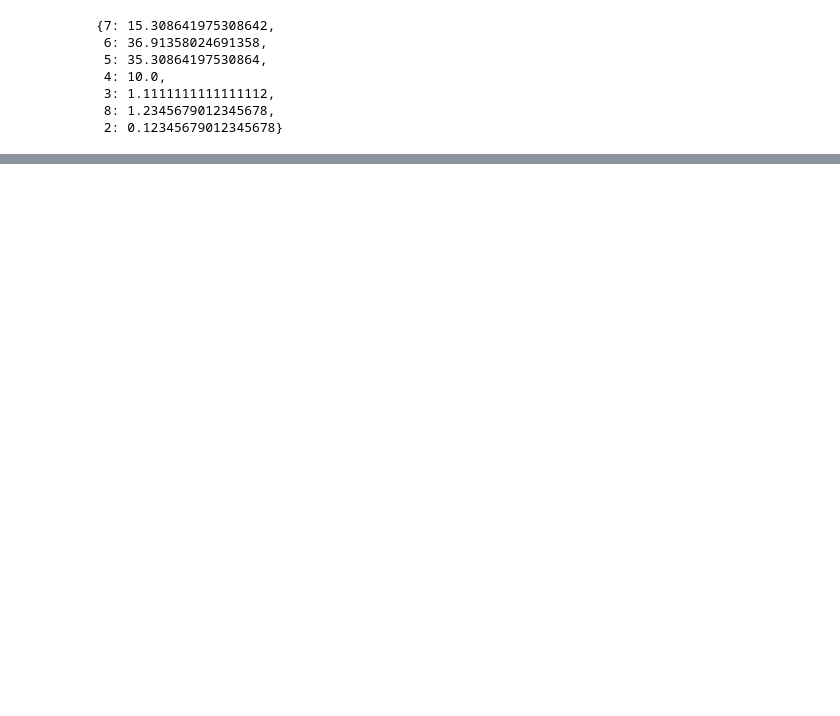
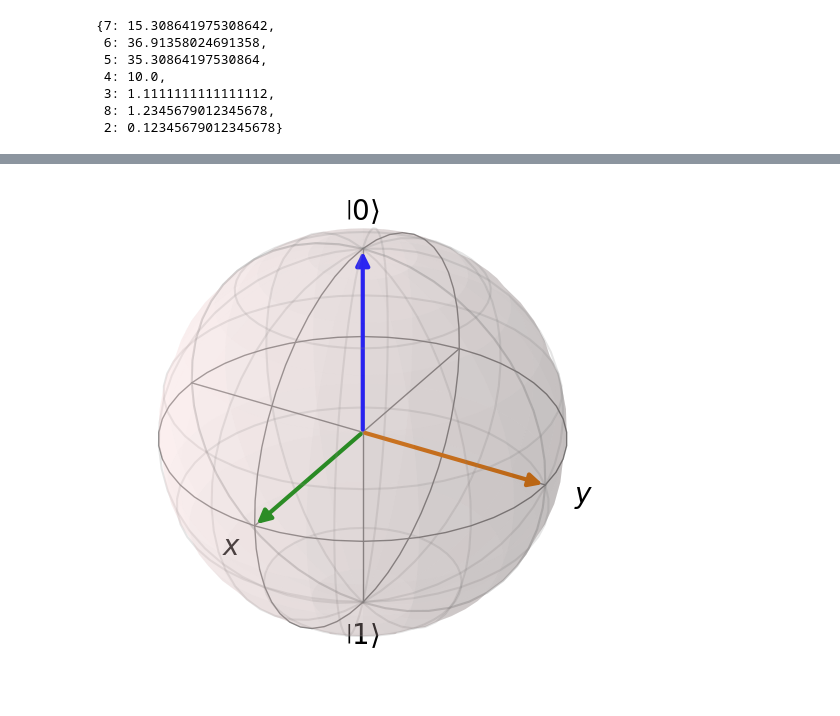
Before and after one commit to riccardoscotti/quantum-clustering-aggregation, a Jupyter notebook: experiments/utility_notebook.ipynb, the cells around one changed output, grey strips where cells are left out. Drawn from its saved outputs; the diff is of its cells as text; code cells hidden in the pictures; blank space fills up the shorter version.

```diff
--- a/experiments/utility_notebook.ipynb
+++ b/experiments/utility_notebook.ipynb
@@ -58,0 +126,12 @@ plt.savefig('./fresnel/num_clusters.pdf', format='pdf')
+# %%
+import qutip
+
+b = qutip.Bloch()
+
+b.make_sphere()
+vec = [[1, 0, 0], [0, 1, 0], [0, 0, 1]]
+b.add_vectors(vec)
+b.render()
+b.show()
+# %% [output]
+[figure, added]
```
Also changed, not shown: parts of 4 cells of this notebook, 18 other files.
